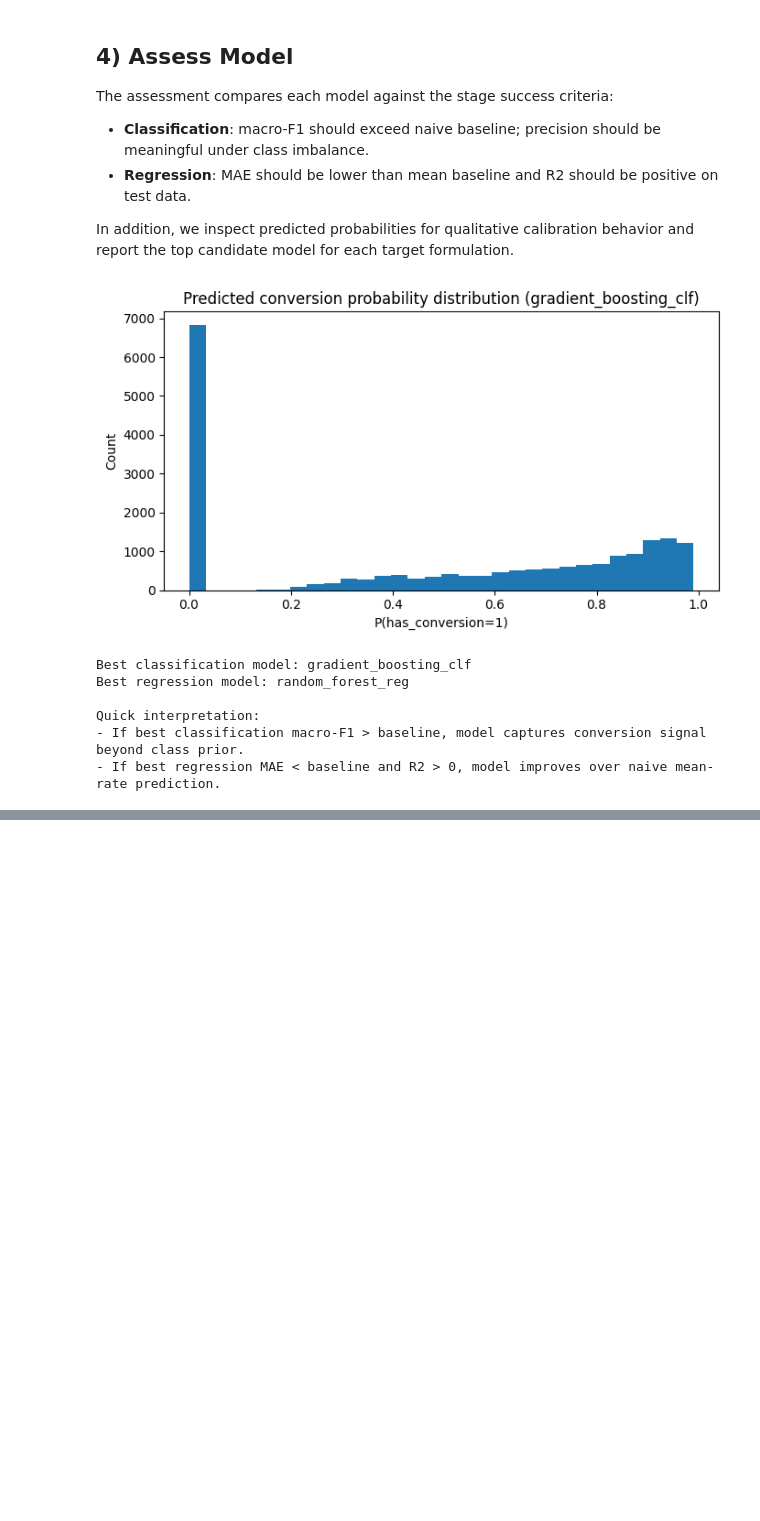
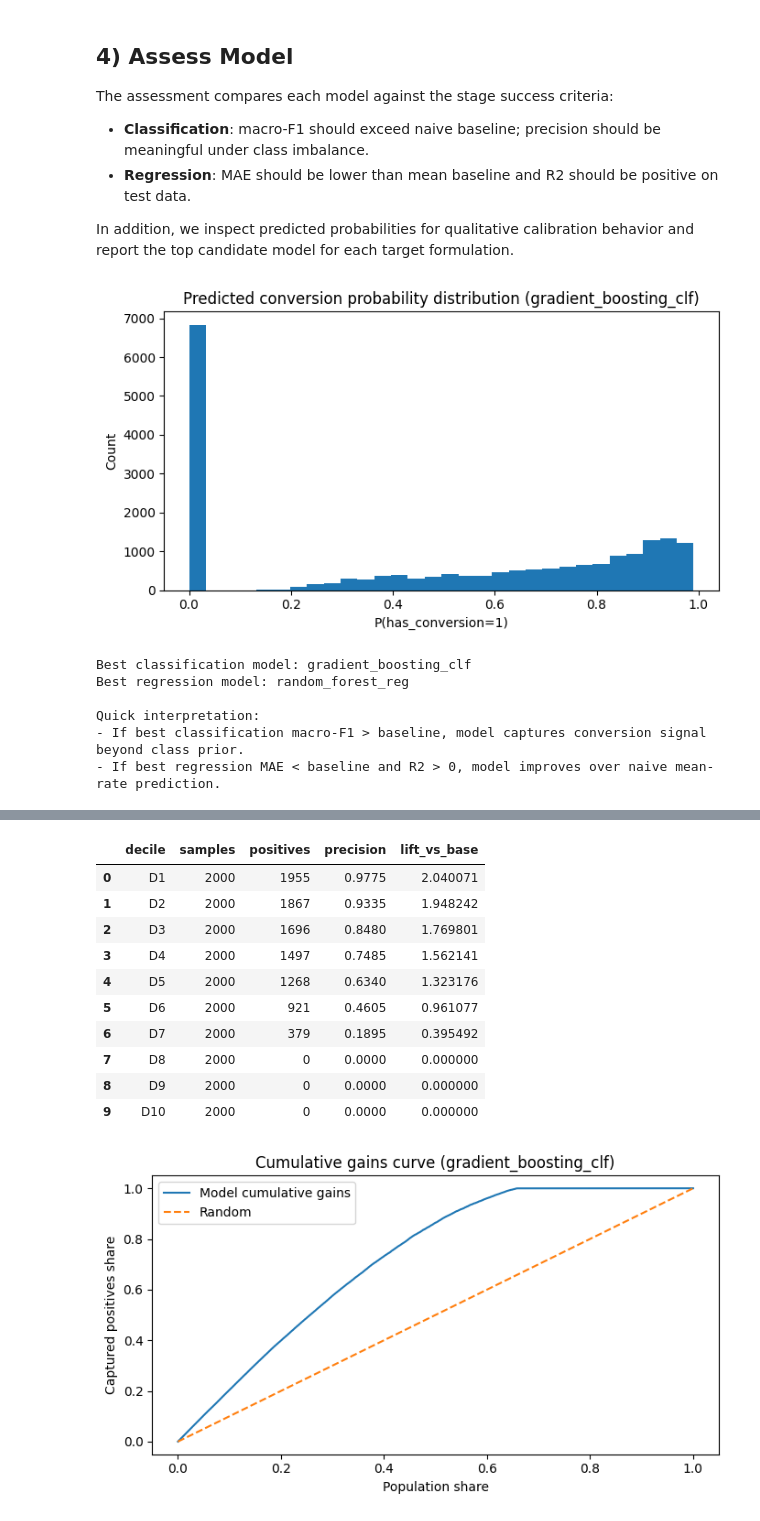
Before and after one commit to Data-Mining-IU/GitHub-Fork-to-PR-Conversion, a Jupyter notebook: src/Modeling.ipynb, the cells around one changed output, grey strips where cells are left out. Saved outputs shown, nothing was run; the diff lists cells and outputs as text; code cells hidden in the pictures; blank space fills up the shorter version.

Commit message:
feat: hyperparam tuning + report extensioin

```diff
--- a/src/Modeling.ipynb
+++ b/src/Modeling.ipynb
@@ -332,0 +339,68 @@ Quick interpretation:
+# %%
+ARTIFACT_DIR = Path("../report/images")
+ARTIFACT_DIR.mkdir(parents=True, exist_ok=True)
+
+
+def ndcg_at_k(y_true, scores, k):
+    order = np.argsort(scores)[::-1]
+    y_sorted = np.asarray(y_true)[order][:k]
+    gains = (2 ** y_sorted - 1) / np.log2(np.arange(2, k + 2))
+    dcg = gains.sum()
+
+    ideal = np.sort(np.asarray(y_true))[::-1][:k]
+    ideal_gains = (2 ** ideal - 1) / np.log2(np.arange(2, k + 2))
+    idcg = ideal_gains.sum()
+    return float(dcg / idcg) if idcg > 0 else np.nan
+
+
+if best_cls_name != "baseline_majority" and hasattr(best_cls_model.named_steps["model"], "predict_proba"):
+    p_test = best_cls_model.predict_proba(X_test)[:, 1]
+    y_true = y_cls_test.values
+
+    n = len(y_true)
+    k = max(1, int(np.ceil(0.10 * n)))
+    order = np.argsort(p_test)[::-1]
+    y_top = y_true[order][:k]
+
+    precision_at_10 = y_top.mean()
+    base_rate = y_true.mean()
+    lift_at_10 = precision_at_10 / base_rate if base_rate > 0 else np.nan
+    ndcg_10 = ndcg_at_k(y_true, p_test, k)
+
+    ranking_summary = pd.DataFrame(
+        {
+            "metric": ["precision_at_10pct", "base_rate", "lift_at_10pct", "ndcg_at_10pct"],
+            "value": [precision_at_10, base_rate, lift_at_10, ndcg_10],
+        }
+    )
+    display(ranking_summary)
+
+    # Lift table by decile
+    rank_df = pd.DataFrame({"y": y_true, "score": p_test}).sort_values("score", ascending=False).reset_index(drop=True)
+    rank_df["decile"] = pd.qcut(rank_df.index + 1, 10, labels=[f"D{i}" for i in range(1, 11)])
+    lift_table = (
+        rank_df.groupby("decile", observed=False)
+        .agg(samples=("y", "size"), positives=("y", "sum"), precision=("y", "mean"))
+        .reset_index()
+    )
+    lift_table["lift_vs_base"] = lift_table["precision"] / base_rate
+    display(lift_table)
+
+    # Plot: cumulative lift curve
+    cum_pos = np.cumsum(rank_df["y"].values)
+    population_share = np.arange(1, n + 1) / n
+    captured_share = cum_pos / cum_pos[-1] if cum_pos[-1] > 0 else np.zeros_like(cum_pos)
+
+    plt.figure(figsize=(7, 4))
+    plt.plot(population_share, captured_share, label="Model cumulative gains")
+    plt.plot([0, 1], [0, 1], linestyle="--", label="Random")
+    plt.xlabel("Population share")
+    plt.ylabel("Captured positives share")
+    plt.title(f"Cumulative gains curve ({best_cls_name})")
+    plt.legend()
+    plt.tight_layout()
+    plt.savefig(ARTIFACT_DIR / "modeling_cumulative_gains.png", dpi=150)
+    plt.show()
+else:
+    print("Ranking quality skipped: best classification model has no probability output.")
+# %% [output]
@@ -332,0 +412,12 @@ Quick interpretation:
+|  | decile | samples | positives | precision | lift_vs_base |
+| 0 | D1 | 2000 | 1955 | 0.9775 | 2.040071 |
+| 1 | D2 | 2000 | 1867 | 0.9335 | 1.948242 |
+| 2 | D3 | 2000 | 1696 | 0.8480 | 1.769801 |
+| 3 | D4 | 2000 | 1497 | 0.7485 | 1.562141 |
+| 4 | D5 | 2000 | 1268 | 0.6340 | 1.323176 |
+| 5 | D6 | 2000 | 921 | 0.4605 | 0.961077 |
+| 6 | D7 | 2000 | 379 | 0.1895 | 0.395492 |
+| 7 | D8 | 2000 | 0 | 0.0000 | 0.000000 |
+| 8 | D9 | 2000 | 0 | 0.0000 | 0.000000 |
+| 9 | D10 | 2000 | 0 | 0.0000 | 0.000000 |
+[figure, added]
```
Also changed, not shown: parts of 11 cells of this notebook, 4 other files.
